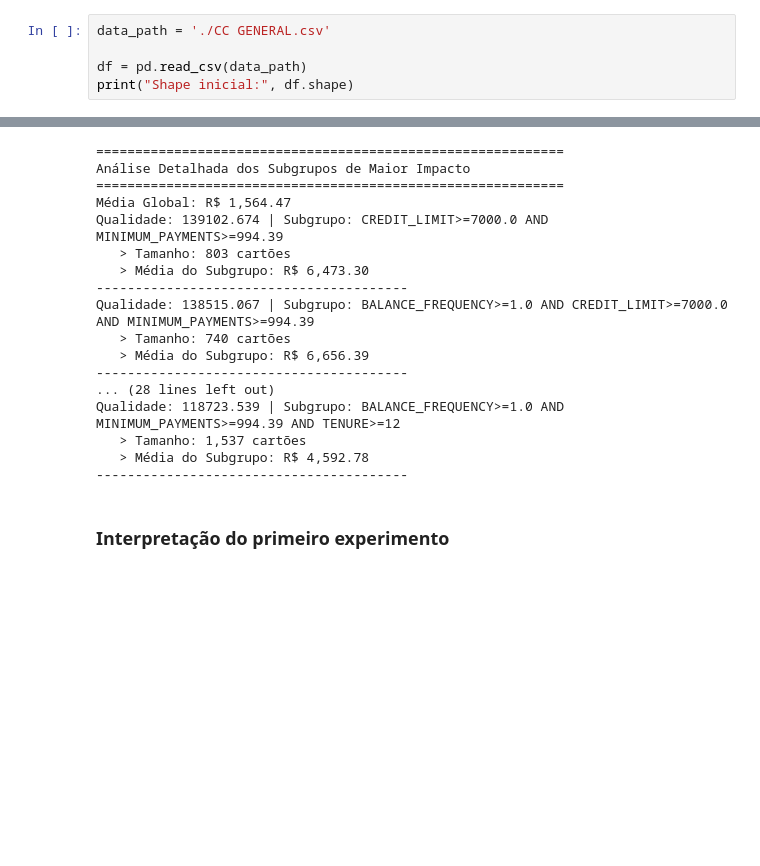
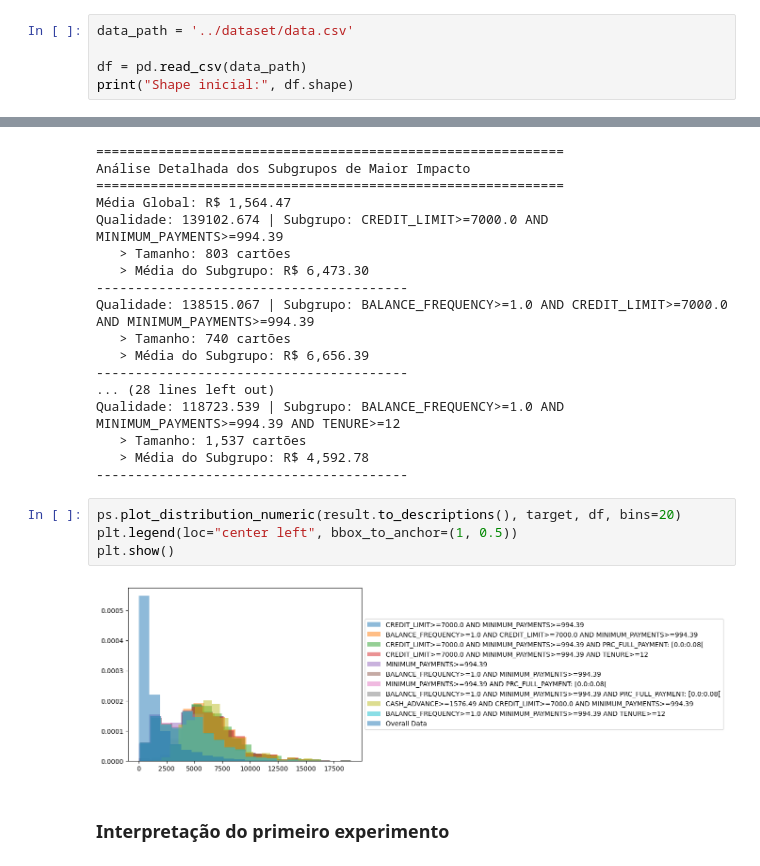
Before and after one commit to larissantana27/AprendizadoDescritivo, a Jupyter notebook: experimentos/balance_analysis.ipynb, the cells around one changed output, grey strips where cells are left out. Saved outputs shown, nothing was run; the diff lists cells and outputs as text; blank space fills up the shorter version.

Commit message:
feat: Adicionando visualização balance

```diff
--- a/experimentos/balance_analysis.ipynb
+++ b/experimentos/balance_analysis.ipynb
@@ -7,7 +7,7 @@ from sklearn.preprocessing import StandardScaler
 import matplotlib.pyplot as plt
 import seaborn as sns
 # %%
-data_path = './CC GENERAL.csv'
+data_path = '../dataset/data.csv'
 
 df = pd.read_csv(data_path)
 print("Shape inicial:", df.shape)
@@ -78,6 +78,12 @@ Qualidade: 118723.539 | Subgrupo: BALANCE_FREQUENCY>=1.0 AND MINIMUM_PAYMENTS>=9
    > Tamanho: 1,537 cartões
    > Média do Subgrupo: R$ 4,592.78
 ----------------------------------------
+# %%
+ps.plot_distribution_numeric(result.to_descriptions(), target, df, bins=20)
+plt.legend(loc="center left", bbox_to_anchor=(1, 0.5))
+plt.show()
+# %% [output]
+[figure, added]
 # %% [markdown]
 ### Interpretação do primeiro experimento
 # %% [markdown]
```
